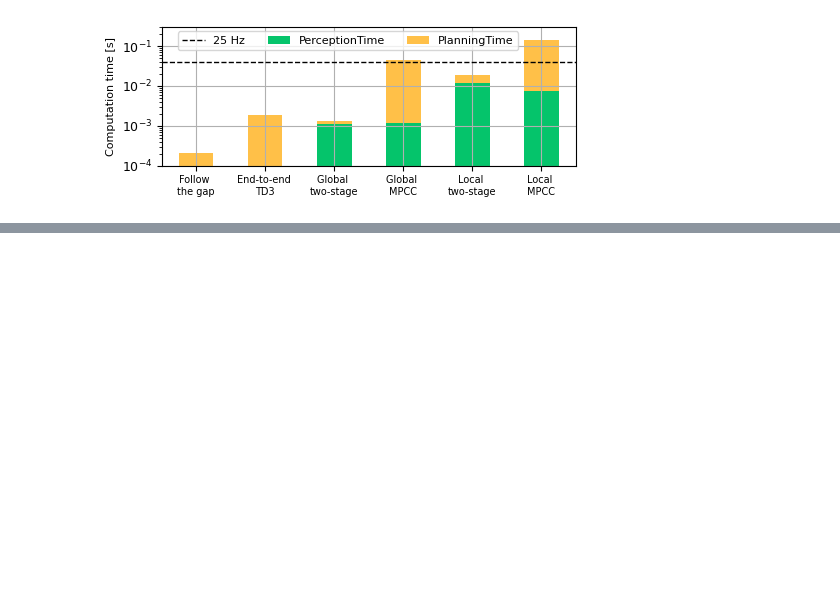
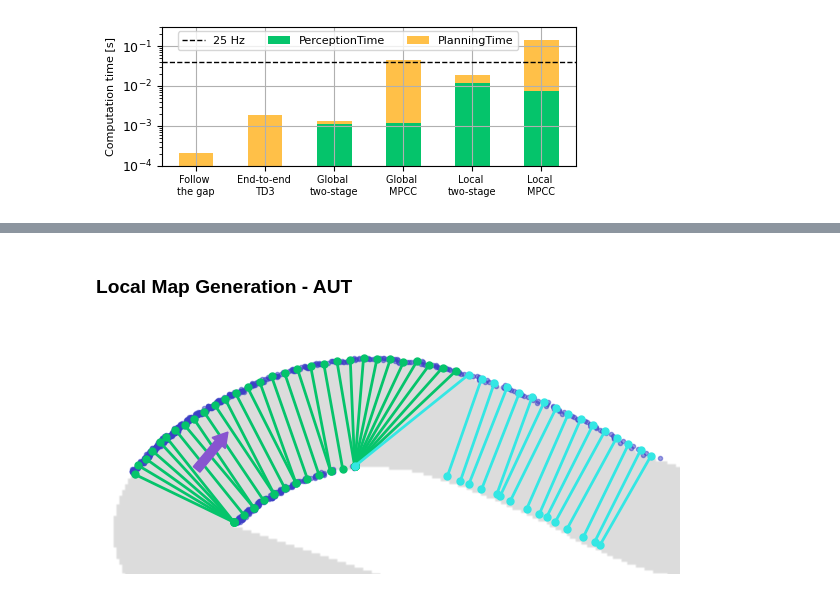
Before and after one commit to BDEvan5/f1tenth_benchmarks, a Jupyter notebook: Notebooks/localmap_article.ipynb, the cells around one changed output, grey strips where cells are left out. Drawn from its saved outputs; the diff is of its cells as text; code cells hidden in the pictures; blank space fills up the shorter version.

```diff
--- a/Notebooks/localmap_article.ipynb
+++ b/Notebooks/localmap_article.ipynb
@@ -736,0 +820,78 @@ Local \nMPCC              0.007668      0.132931
+# %% [markdown]
+### Local Map Generation - AUT
+# %%
+i = 416
+planner_name = "LocalMapPP"
+map_name = "aut"
+test_id = "c1"
+
+
+def reoreintate_pts(pts, position, theta):
+    rotation_mtx = np.array([[np.cos(theta), -np.sin(theta)], [np.sin(theta), np.cos(theta)]])
+    pts = np.matmul(pts, rotation_mtx.T) + position
+
+    return pts
+
+root = f"Logs/{planner_name}/"
+localmap_data_path = root + f"RawData_{test_id}/LocalMapData_{test_id}/"
+Logs = np.load(root + f"RawData_{test_id}/SimLog_{map_name}_0.npy")
+scans = np.load(root + f"RawData_{test_id}/ScanLog_{map_name}_0.npy")
+
+angles = np.linspace(-2.35619449615, 2.35619449615, 1080)
+scan_xs, scan_ys = scans[i+1] * np.array([np.cos(angles), np.sin(angles)])
+position = Logs[i+1, :2]
+orientation = Logs[i+1, 4]
+
+boundaries = np.load(localmap_data_path + f"boundaries_{i}.npy")
+boundary_extension= np.load(localmap_data_path + f"boundExtension_{i}.npy")
+
+plt.figure(1)
+map_data = MapData(map_name)
+map_data.plot_map_img_light()
+
+scan_pts = np.vstack([scan_xs, scan_ys]).T
+scan_pts = reoreintate_pts(scan_pts, position, orientation)
+scan_xs, scan_ys = map_data.pts2rc(scan_pts)
+plt.plot(scan_xs, scan_ys, '.', color=free_speech, alpha=0.5)
+
+boundary1 = reoreintate_pts(boundaries[:, :2], position, orientation)
+xs1, ys1 = map_data.pts2rc(boundary1)
+boundary2 = reoreintate_pts(boundaries[:, 2:], position, orientation)
+xs2, ys2 = map_data.pts2rc(boundary2)
+
+for z in range(len(boundaries)):
+    xs = np.array([xs1[z], xs2[z]])
+    ys = np.array([ys1[z], ys2[z]])
+    plt.plot(xs, ys, '-o', color=sweedish_green, markersize=5)
+
+if len(boundary_extension) > 0:
+    be1 = reoreintate_pts(boundary_extension[:, :2], position, orientation)
+    xss1, yss1 = map_data.pts2rc(be1)
+    be2 = reoreintate_pts(boundary_extension[:, 2:], position, orientation)
+    xss2, yss2 = map_data.pts2rc(be2)
+    for z in range(boundary_extension.shape[0]):
+        xs = np.array([xss1[z], xss2[z]])
+        ys = np.array([yss1[z], yss2[z]])
+        plt.plot(xs, ys, '-o', color=fresh_t, markersize=5)
+else:
+    xss1, xss2 = [xs1[0]], [xs2[0]]
+    yss1, yss2 = [ys1[0]], [ys2[0]]
+
+xs, ys = map_data.pts2rc(position[None, :])
+l = 12
+plt.arrow(xs[0], ys[0], np.cos(orientation)*l, np.sin(orientation)*l, color="#8854d0", zorder=10, width=3, head_width=6, head_length=5)
+
+b = 10
+x_min = min(np.min(xs1), np.min(xs2), np.min(xss1), np.min(xss2)) - b
+x_max = max(np.max(xs1), np.max(xs2), np.max(xss1), np.max(xss2)) + b
+y_min = min(np.min(ys1), np.min(ys2), np.min(yss1), np.min(yss2)) - b
+y_max = max(np.max(ys1), np.max(ys2), np.max(yss1), np.max(yss2)) + b
+plt.xlim(x_min, x_max)
+plt.ylim(y_min, y_max)
+
+plt.tight_layout()
+plt.axis('off')
+plt.savefig(save_path + f"LocalMapGeneration_{i}.svg", bbox_inches="tight")
+plt.savefig(save_path + f"LocalMapGeneration_{i}.pdf", bbox_inches="tight")
+# %% [output]
+[figure, added]
```
Also changed, not shown: parts of 10 cells of this notebook, 13 other files.
